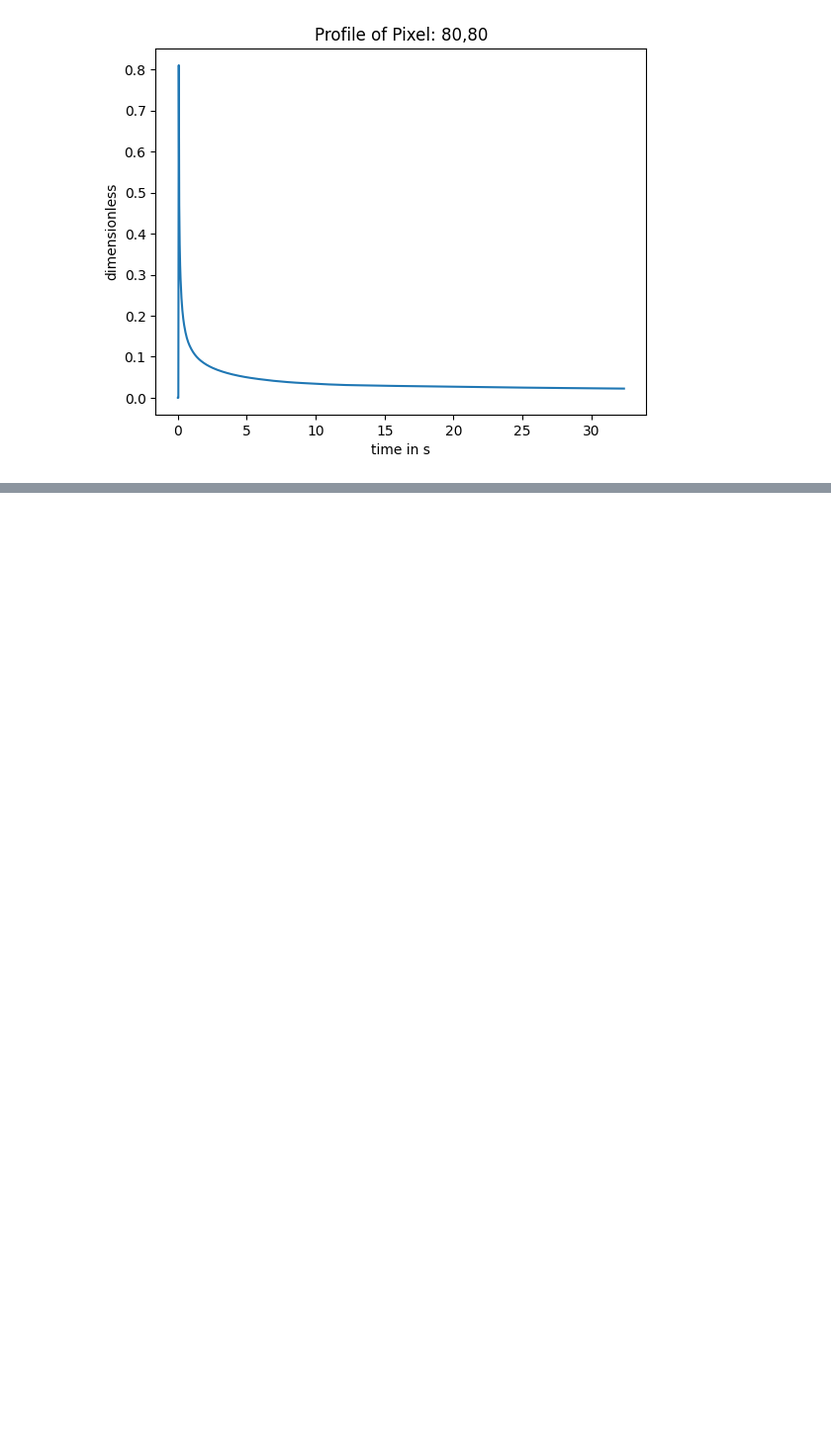
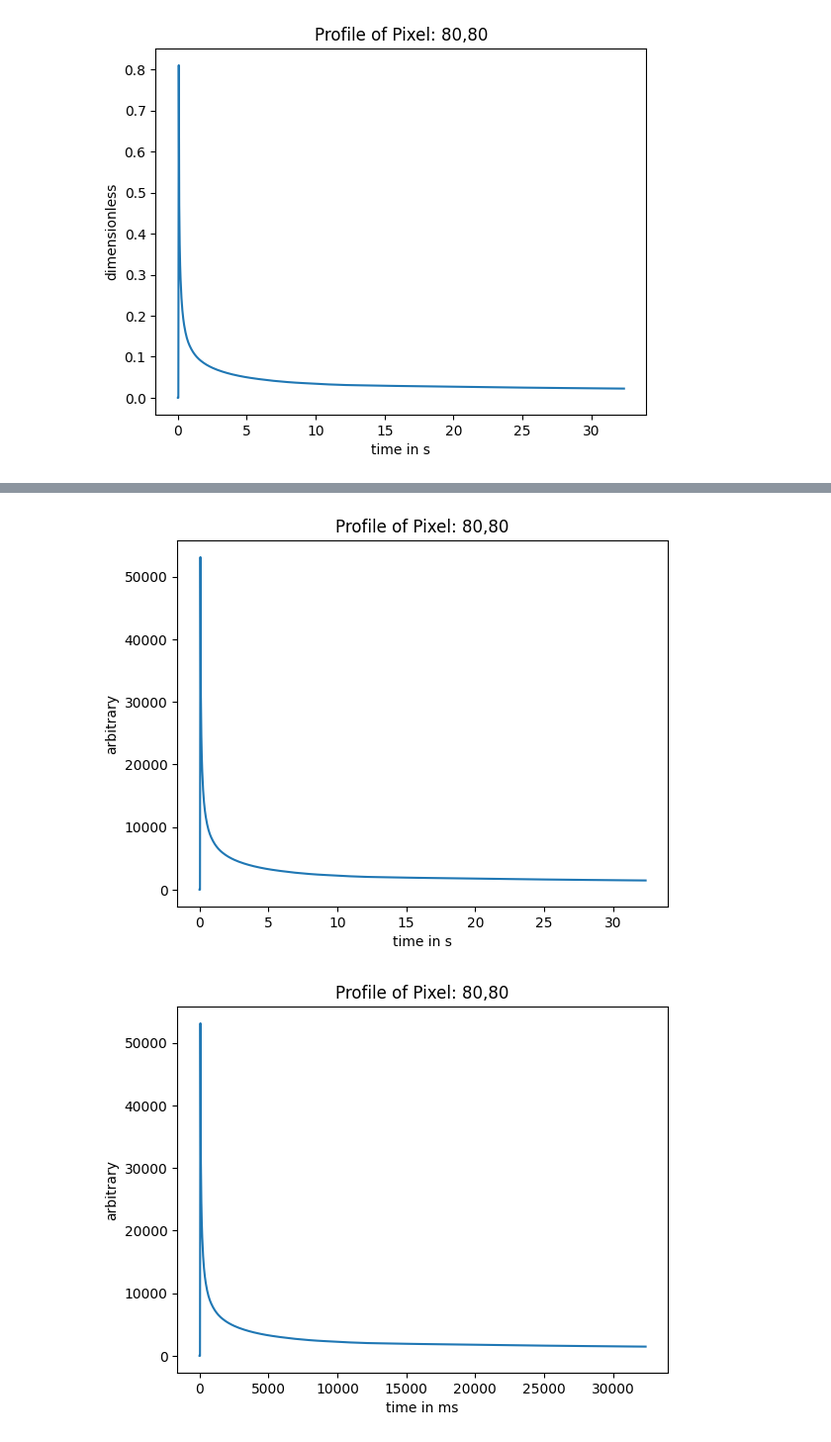
Before and after one commit to voidsy-gmbh/pyThermoNDT, a Jupyter notebook: examples/example3_transforming_data.ipynb, the cells around one changed output, grey strips where cells are left out. Shown at 99% size. Saved outputs shown, nothing was run; the diff lists cells and outputs as text; code cells hidden in the pictures; blank space fills up the shorter version.

```diff
--- a/examples/example3_transforming_data.ipynb
+++ b/examples/example3_transforming_data.ipynb
@@ -58,0 +100,33 @@ The dataset now behaves like a single reader and can be used in the same way as
+# %%
+from pythermondt.data import DataContainer
+from pythermondt.transforms import ThermoTransform
+from pythermondt.data import units
+
+# Define a custom transform
+class ConvertToMilliseconds(ThermoTransform):
+    def forward(self, container: DataContainer) -> DataContainer:
+        # Get data from the container
+        domain_values = container.get_dataset("/MetaData/DomainValues")
+        domain_unit = container.get_unit("/MetaData/DomainValues")
+
+        # Update container
+        if domain_unit == units.second:
+            container.update_dataset("/MetaData/DomainValues", domain_values * 1000)
+            container.update_unit("/MetaData/DomainValues", units.millisecond)
+
+        # Return container
+        return container
+
+# Create a new instance of the custom transform
+myowntransform = ConvertToMilliseconds()
+
+# Apply the custom transform on a single container
+container = localreader[0]
+container.show_pixel_profile(80, 80)
+
+container = myowntransform(container)
+
+container.show_pixel_profile(80, 80)
+# %% [output]
+[figure, added]
+[figure, added]
```
Also changed, not shown: parts of 23 cells of this notebook, 2 other files.
